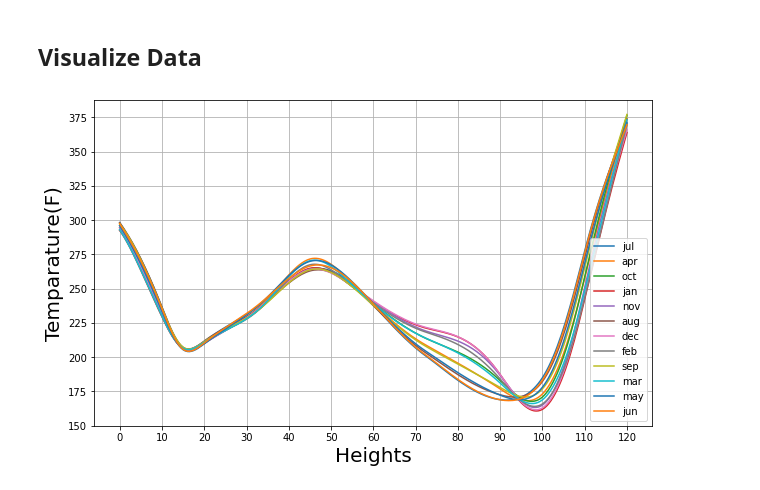
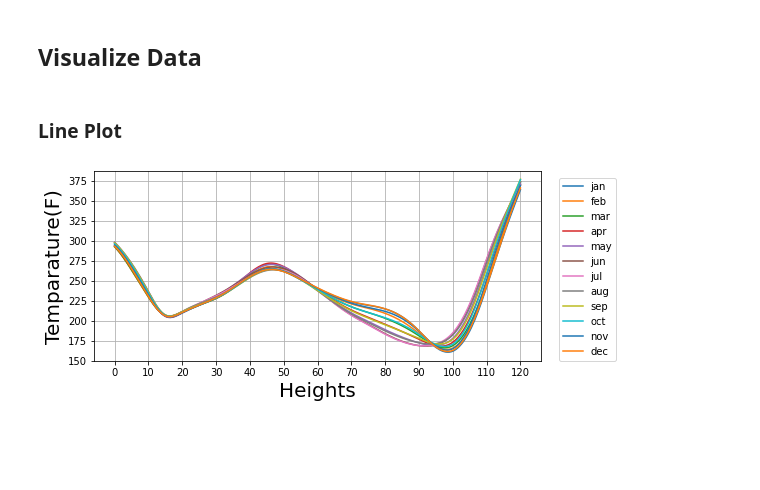
Before and after one commit to alinadevkota/DataViz, a Jupyter notebook: notebooks/load_and_visualize.ipynb, the cells around one changed output. Cells and saved outputs as stored; diff of their text form; code cells hidden in the pictures; blank space fills up the shorter version.

```diff
--- a/notebooks/load_and_visualize.ipynb
+++ b/notebooks/load_and_visualize.ipynb
@@ -38,7 +44,10 @@ for month_dir in os.listdir(data_dir): # find all folders for each month
     month_dir_path = os.path.join(data_dir, month_dir) # get path to each month folder
     month_name = "".join([x for x in month_dir if not x.isdigit()]) # extract only the name of the month
 
-    for i, day_file in enumerate(os.listdir(month_dir_path)): # find all data files for a month
+    data_files = os.listdir(month_dir_path) # find all data files for a month
+    data_files = sorted(data_files, key=lambda x: int(x[7:])) # sort data_files according to day
+
+    for i, day_file in enumerate(data_files):
         day_file_path = os.path.join(month_dir_path, day_file) # get path to each data file containing data for each day
         day = "".join([x for x in day_file if x.isdigit()]) # get the day number
 
@@ -79,23 +88,32 @@ month_dfs["apr"] # sample element of the dictionary
 241 rows × 32 columns
+# %%
+# sort the dictionary according to months
+months = ['jan', 'feb', 'mar', 'apr', 'may', 'jun', 'jul', 'aug', 'sep', 'oct', 'nov', 'dec']
+sorted_dfs = {}
+for key in months:
+    sorted_dfs[key] = month_dfs[key]
 # %% [markdown]
 ## Visualize Data
+# %% [markdown]
+### Line Plot
 # %%
 import matplotlib.pyplot as plt
 from matplotlib.ticker import AutoMinorLocator, MultipleLocator
 # %%
-fig,ax = plt.subplots(1, figsize=(10,6))
+fig,ax = plt.subplots(1, figsize=(8,3.5))
 
-for month, df in month_dfs.items():
+for month, df in sorted_dfs.items():
     heights = df["height"].values
     avg_temp = df["avg_temperature"].values
     ax.plot(heights, avg_temp, label=month)
 
 ax.set_xlabel("Heights", fontsize=20)
 ax.set_ylabel("Temparature(F)", fontsize=20)
 ax.xaxis.set_major_locator(MultipleLocator(10))
 ax.yaxis.set_major_locator(MultipleLocator(25))
 ax.grid()
-plt.legend()
+plt.legend(loc=(1.04,0))
+plt.savefig('./output/month_wise_line_plot.pdf')
 plt.show()
 # %% [output]
-[figure, old version]
+[figure, new version]
```
Also changed, not shown: parts of 5 cells of this notebook.
